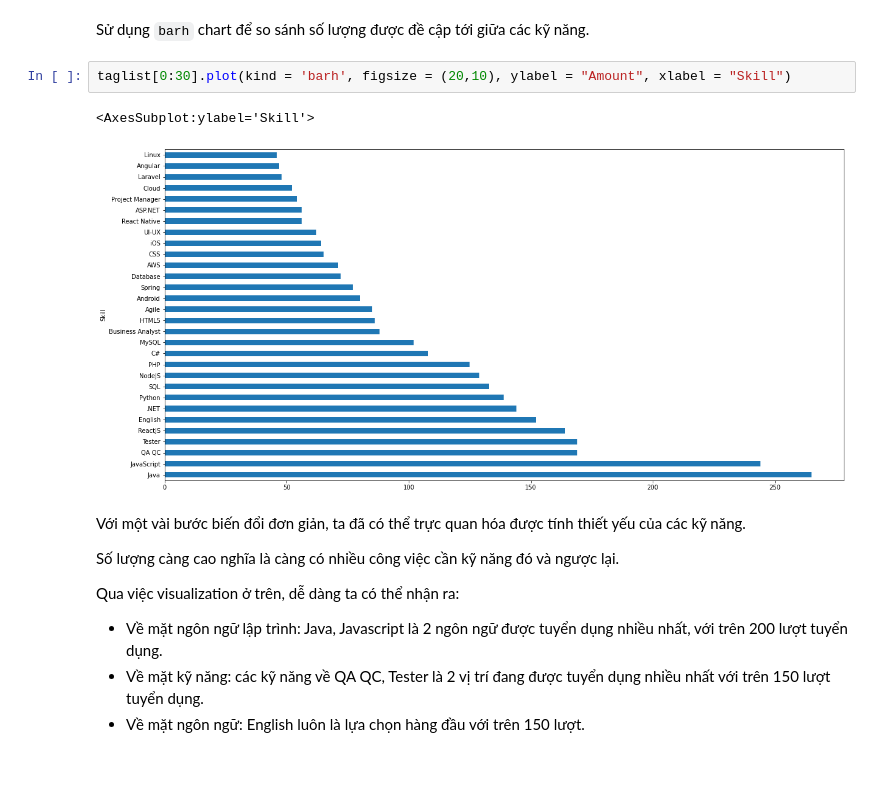
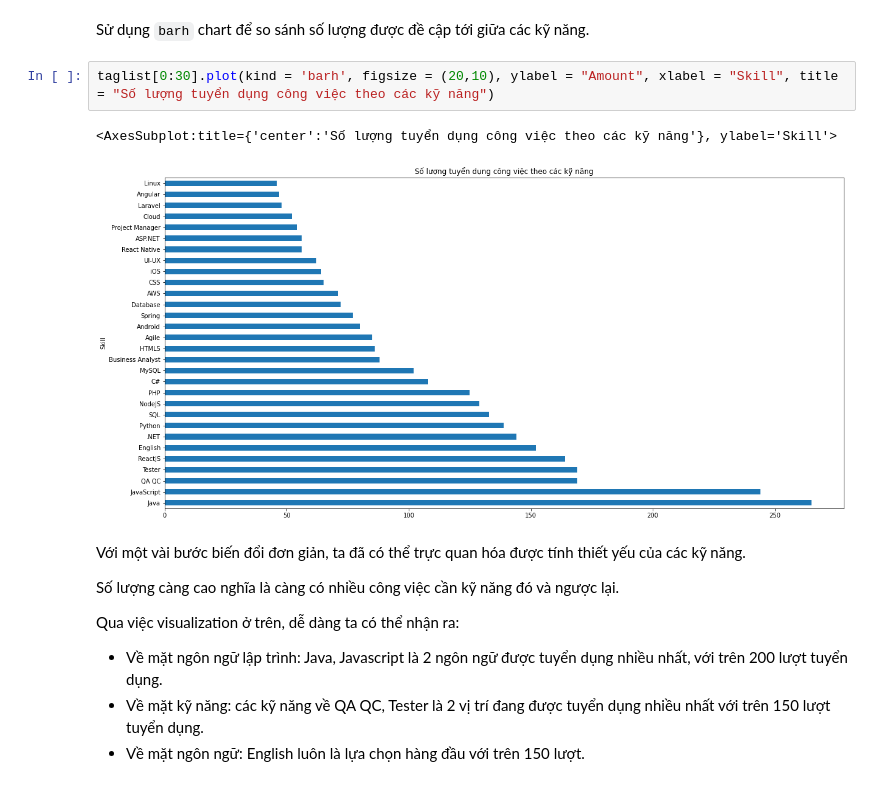
Before and after one commit to huyle-itus/P4DS_FinalProject, a Jupyter notebook: FinalProject.ipynb, the cells around one changed output. Drawn from its saved outputs; the diff is of its cells as text.

```diff
--- a/FinalProject.ipynb
+++ b/FinalProject.ipynb
@@ -564,10 +564,10 @@ Name: taglist, Length: 78, dtype: int64
 # %% [markdown]
 Sử dụng `barh` chart để so sánh số lượng được đề cập tới giữa các kỹ năng.
 # %%
-taglist[0:30].plot(kind = 'barh', figsize = (20,10), ylabel = "Amount", xlabel = "Skill")
+taglist[0:30].plot(kind = 'barh', figsize = (20,10), ylabel = "Amount", xlabel = "Skill", title = "Số lượng tuyển dụng công việc theo các kỹ năng")
 # %% [output]
-<AxesSubplot:ylabel='Skill'>
+<AxesSubplot:title={'center':'Số lượng tuyển dụng công việc theo các kỹ năng'}, ylabel='Skill'>
-[figure, old version]
+[figure, new version]
 # %% [markdown]
 Với một vài bước biến đổi đơn giản, ta đã có thể trực quan hóa được tính thiết yếu của các kỹ năng.
 
```
Also changed, not shown: parts of 8 cells of this notebook.
